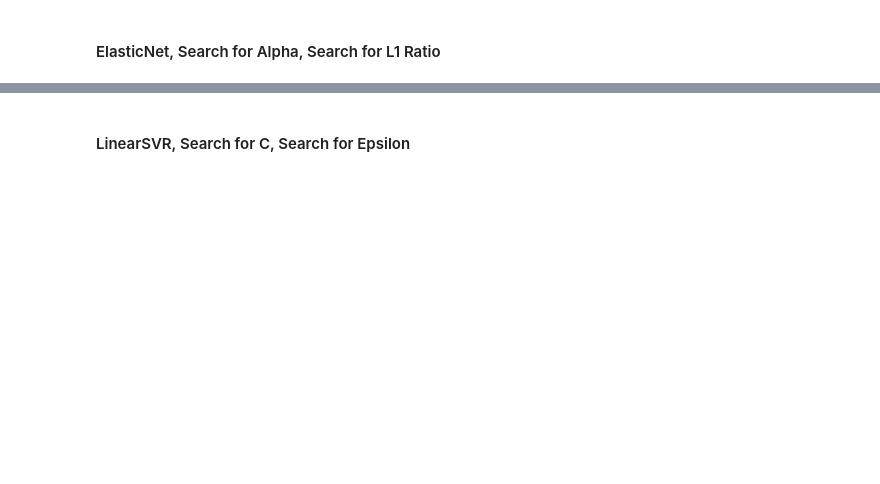
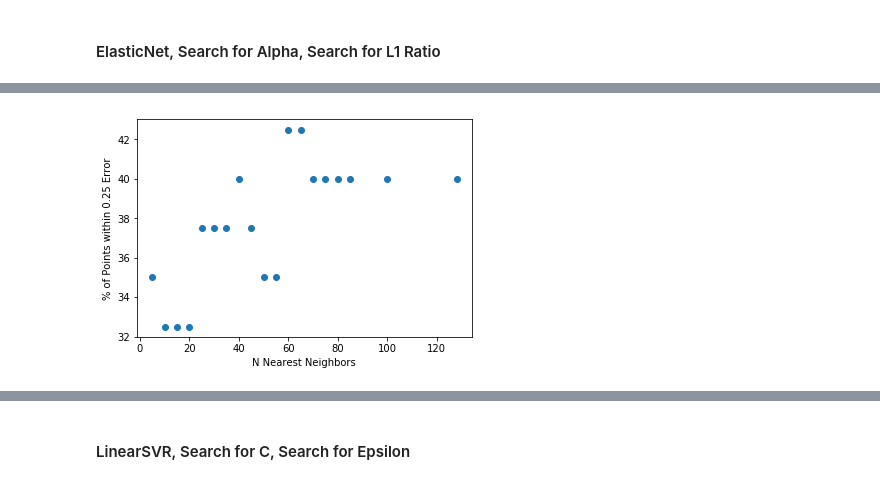
Before and after one commit to tomsharp/BeerMe, a Jupyter notebook: notebooks/Pipeline.ipynb, the cells around one changed output, grey strips where cells are left out. Drawn from its saved outputs; the diff is of its cells as text; code cells hidden in the pictures; blank space fills up the shorter version.

```diff
--- a/notebooks/Pipeline.ipynb
+++ b/notebooks/Pipeline.ipynb
@@ -767,0 +788,7 @@ plt.scatter(x=n_users_list, y=mae_list)
+# %%
+plt.scatter(x=n_users_list, y=quarter_abs_error_list)
+plt.xlabel("N Nearest Neighbors")
+plt.ylabel("% of Points within 0.25 Error")
+plt.show()
+# %% [output]
+[figure, added]
```
Also changed, not shown: parts of 9 cells of this notebook.
